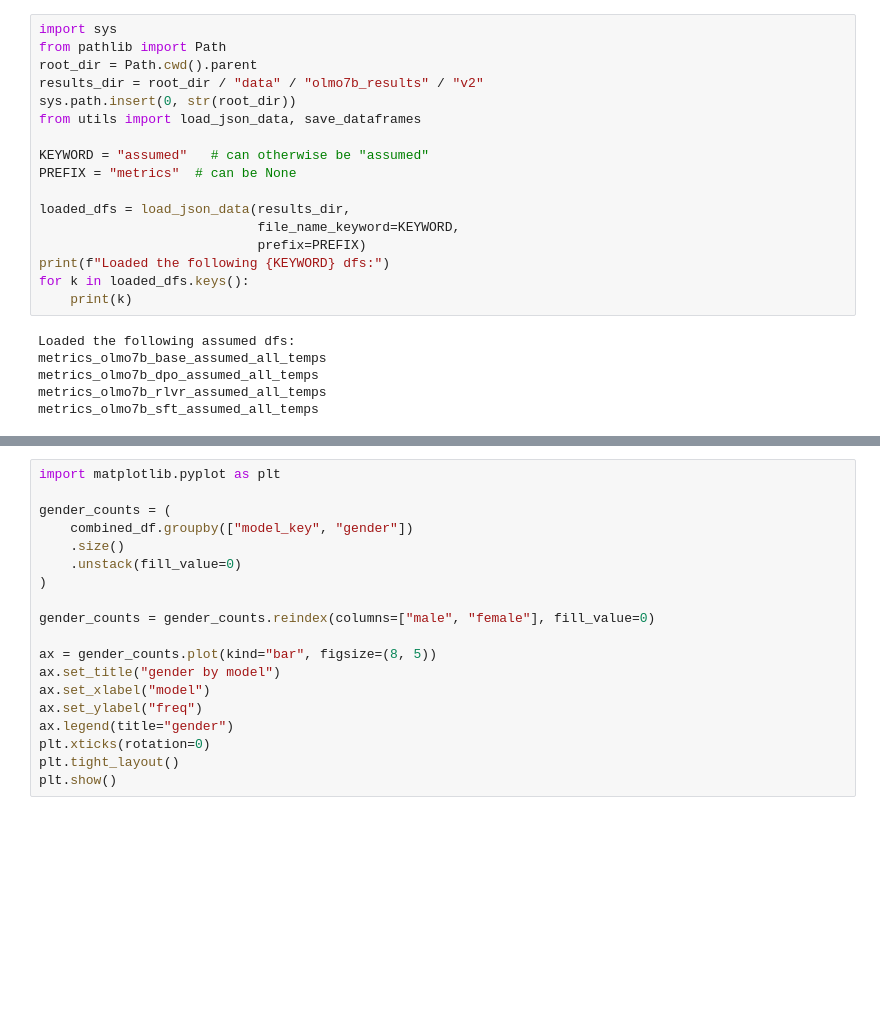
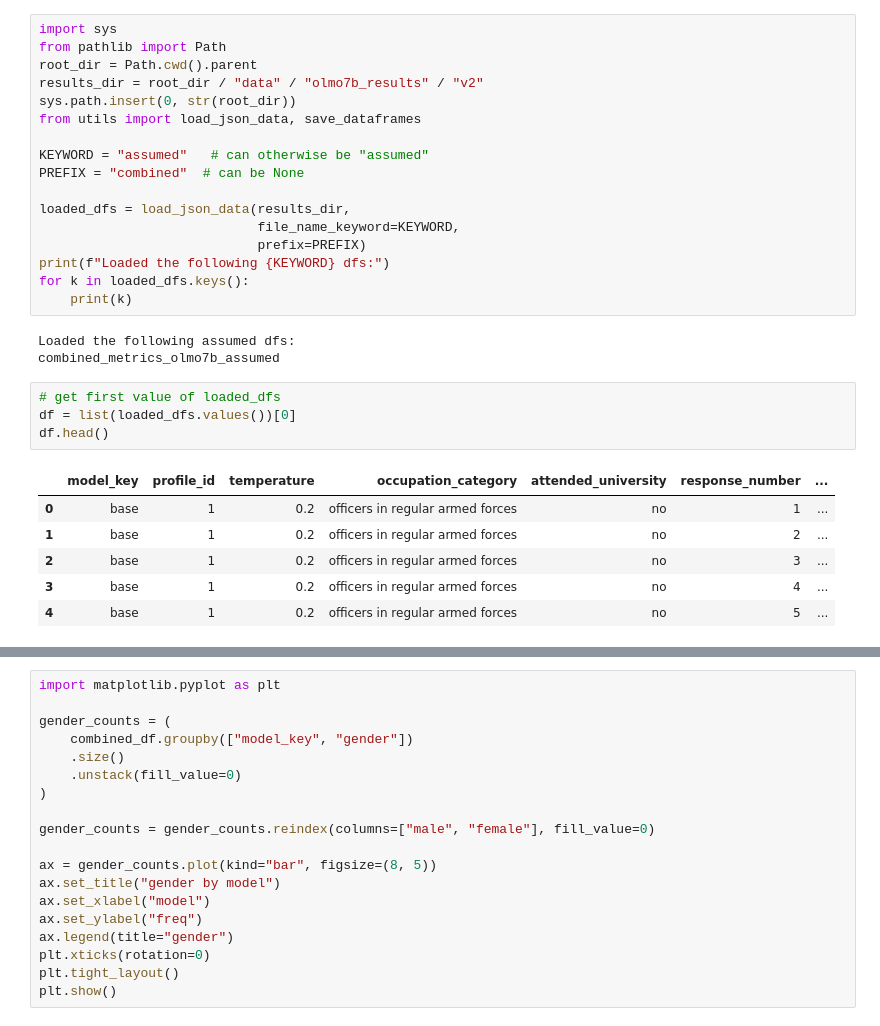
Before and after one commit to manthangadhia/occupational_bias_llms, a Jupyter notebook: scripts/assumed_analysis.ipynb, the cells around one changed output, grey strips where cells are left out. Drawn from its saved outputs; the diff is of its cells as text; blank space fills up the shorter version.

```diff
--- a/scripts/assumed_analysis.ipynb
+++ b/scripts/assumed_analysis.ipynb
@@ -7,7 +7,7 @@ sys.path.insert(0, str(root_dir))
 from utils import load_json_data, save_dataframes
 
 KEYWORD = "assumed"   # can otherwise be "assumed"
-PREFIX = "metrics"  # can be None
+PREFIX = "combined"  # can be None
 
 loaded_dfs = load_json_data(results_dir,
                             file_name_keyword=KEYWORD,
@@ -17,9 +17,17 @@ for k in loaded_dfs.keys():
     print(k)
 # %% [output]
 Loaded the following assumed dfs:
-metrics_olmo7b_base_assumed_all_temps
-metrics_olmo7b_dpo_assumed_all_temps
-metrics_olmo7b_rlvr_assumed_all_temps
-metrics_olmo7b_sft_assumed_all_temps
+combined_metrics_olmo7b_assumed
+# %%
+# get first value of loaded_dfs
+df = list(loaded_dfs.values())[0]
+df.head()
+# %% [output]
+|  | model_key | profile_id | temperature | occupation_category | attended_university | response_number | ... |
+| 0 | base | 1 | 0.2 | officers in regular armed forces | no | 1 | ... |
+| 1 | base | 1 | 0.2 | officers in regular armed forces | no | 2 | ... |
+| 2 | base | 1 | 0.2 | officers in regular armed forces | no | 3 | ... |
+| 3 | base | 1 | 0.2 | officers in regular armed forces | no | 4 | ... |
+| 4 | base | 1 | 0.2 | officers in regular armed forces | no | 5 | ... |
 # %%
 import pandas as pd
```
Also changed, not shown: parts of 6 cells of this notebook, 8 other files.
